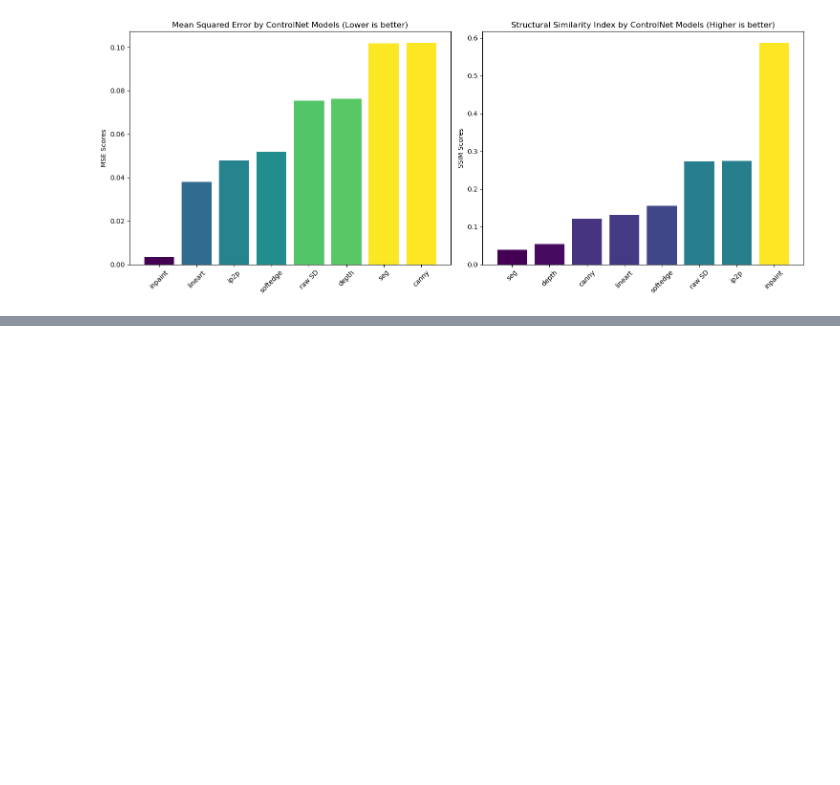
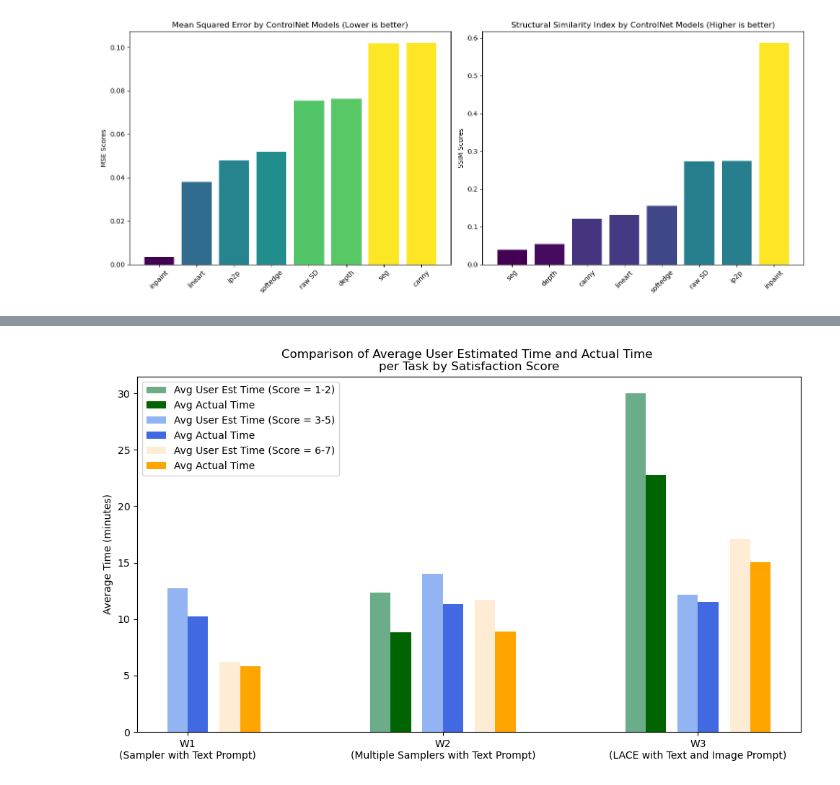
Before and after one commit to iamkaikai/LACE, a Jupyter notebook: analysis/Encoder analysis/plot.ipynb, the cells around one changed output, grey strips where cells are left out. Drawn from its saved outputs; the diff is of its cells as text; code cells hidden in the pictures; blank space fills up the shorter version.

```diff
--- a/analysis/Encoder analysis/plot.ipynb
+++ b/analysis/Encoder analysis/plot.ipynb
@@ -220,0 +451,54 @@ plot_metrics_with_colors_and_annotations(mse_values, ssim_values, labels)
+# %%
+tasks = ['W1\n(Sampler with Text Prompt)', 'W2\n(Multiple Samplers with Text Prompt)', 'W3\n(LACE with Text and Image Prompt)']
+satisfaction_intervals = [(1,2), (3,5), (6,7)]    # score intervals for each task
+
+# Positions and bar width for plotting
+positions = np.arange(len(tasks))
+bar_width = 0.08
+
+# Create a figure and axis for plotting
+fig, ax = plt.subplots(figsize=(10, 6))
+colors_est = ['seagreen', 'cornflowerblue', 'bisque']
+colors_act = ['darkgreen', 'royalblue', 'orange']
+
+for i, (lower, upper) in enumerate(satisfaction_intervals):
+    # Filter dataframe for each task where satisfaction is greater than or equal to the score
+    t1_satisfied_df = df[df.iloc[:, 7].between(lower, upper)]
+    t2_satisfied_df = df[df.iloc[:, 14].between(lower, upper)]
+    t3_satisfied_df = df[df.iloc[:, 21].between(lower, upper)]
+
+    # Calculate average estimated times
+    avg_user_time = [
+        t1_satisfied_df['How many minutes do you think Task 1 took to complete?'].mean(),
+        t2_satisfied_df['How many minutes do you think Task 2 took to complete?'].mean(),
+        t3_satisfied_df['How many minutes do you think Task 3 took to complete?'].mean()
+    ]
+
+    # Calculate average actual times
+    avg_actual_time = [
+        t1_satisfied_df['Task 1 - Time'].mean(),
+        t2_satisfied_df['Task 2 - Time'].mean(),
+        t3_satisfied_df['Task 3 - Time'].mean()
+    ]
+
+    # Offset positions for each group based on the satisfaction score
+    pos_offset = (bar_width + 0.125) * i
+
+    # Plot the bars for average estimated time and actual time
+    ax.bar(positions - bar_width/2 + pos_offset, avg_user_time, bar_width, label=f'Avg User Est Time (Score = {lower}-{upper})', color=colors_est[i], alpha=0.7)
+    ax.bar(positions + bar_width/2 + pos_offset, avg_actual_time, bar_width, label=f'Avg Actual Time', color=colors_act[i], alpha=1)  # Lower zorder for lower scores
+
+
+# Set the labels and title
+ax.set_ylabel('Average Time (minutes)', color='black')
+ax.set_title('Comparison of Average User Estimated Time and Actual Time \nper Task by Satisfaction Score')
+ax.set_xticks(positions + pos_offset/2)  # Center the x-ticks between the groups of bars
+ax.set_xticklabels(tasks)
+
+# Show the legend
+ax.legend(loc='upper left', bbox_to_anchor=(0, 1))
+
+plt.tight_layout()
+plt.show()
+# %% [output]
+[figure, added]
```
Also changed, not shown: parts of 12 cells of this notebook, 1 other file.
